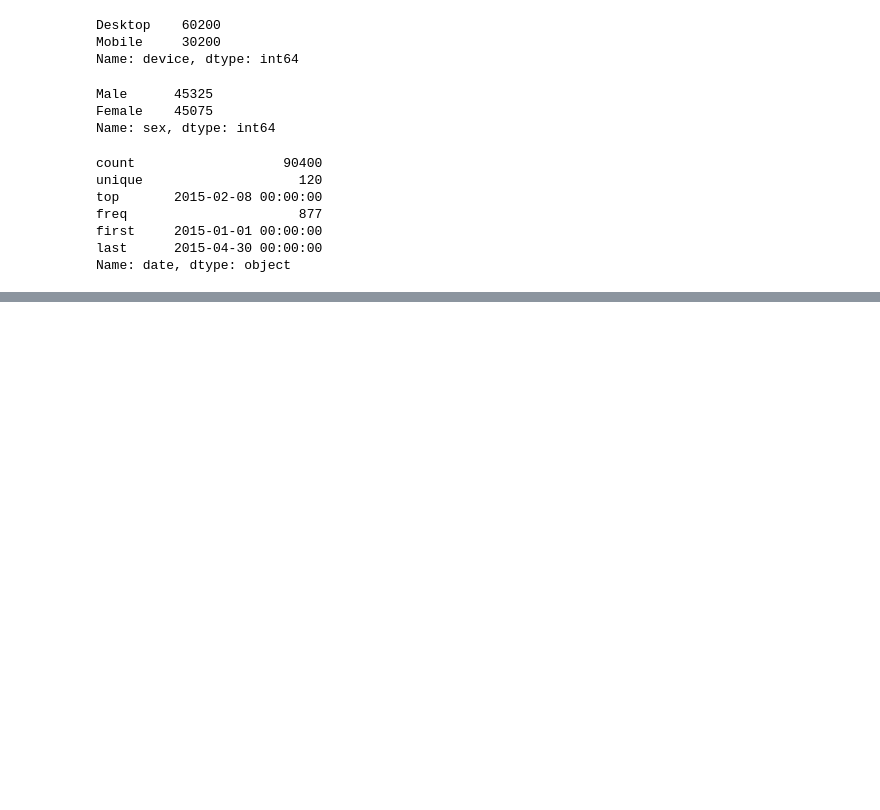
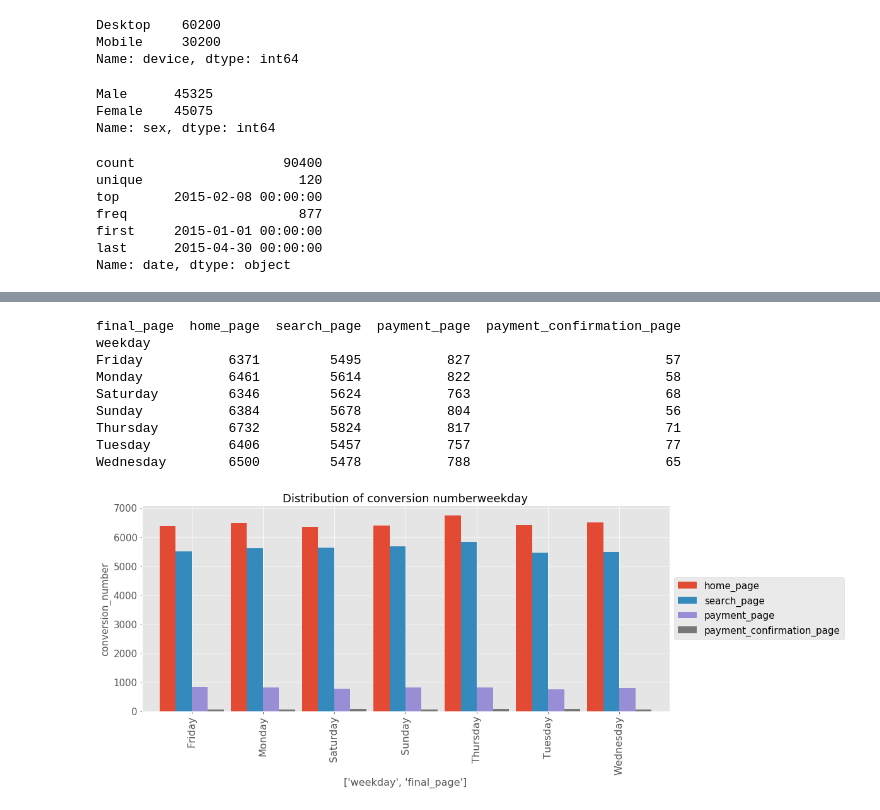
Before and after one commit to joyceft/TakeHomeDataChallenge, a Jupyter notebook: funnel_analysis/funnel_analysis.ipynb, the cells around one changed output, grey strips where cells are left out. Saved outputs shown, nothing was run; the diff lists cells and outputs as text; code cells hidden in the pictures; blank space fills up the shorter version.

```diff
--- a/funnel_analysis/funnel_analysis.ipynb
+++ b/funnel_analysis/funnel_analysis.ipynb
@@ -296,0 +348,29 @@ user_page_df.sample(8)
+# %%
+#get plot
+def get_group_plot(df, var, v, ri):
+    fig = plt.figure(figsize = (15,6))
+    ax = fig.add_subplot(111)
+    p = df.groupby(var)[v].agg('count').unstack()
+    pp = p.reindex(columns = ri)
+    pp.plot(kind = 'bar', ax=ax, width = 0.9)
+    plt.title('Distribution of conversion number' + var[0], fontsize = 18)
+    plt.xlabel(var, fontsize = 16)
+    plt.xticks(fontsize = 16, rotation = 'vertical')
+    plt.yticks(fontsize = 15)
+    plt.ylabel('conversion_number', fontsize = 15)
+    plt.legend(loc='center left', bbox_to_anchor=(1, 0.5), fontsize = 15)
+    print(pp)
+# %%
+ri = ['home_page', 'search_page', 'payment_page', 'payment_confirmation_page']
+get_group_plot(user_page_df, ['weekday', 'final_page'], 'final_page', ri)
+# %% [output]
+final_page  home_page  search_page  payment_page  payment_confirmation_page
+weekday
+Friday           6371         5495           827                         57
+Monday           6461         5614           822                         58
+Saturday         6346         5624           763                         68
+Sunday           6384         5678           804                         56
+Thursday         6732         5824           817                         71
+Tuesday          6406         5457           757                         77
+Wednesday        6500         5478           788                         65
+[figure, added]
```
Also changed, not shown: parts of 13 cells of this notebook.
